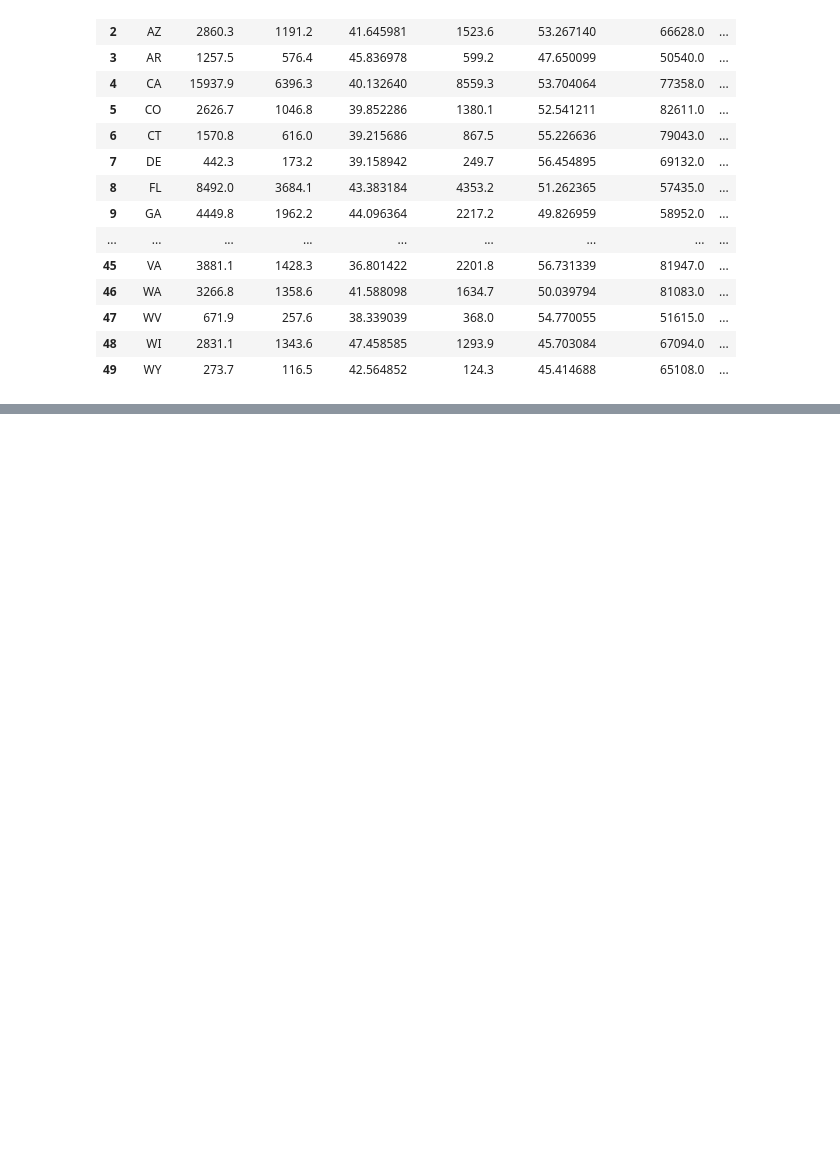
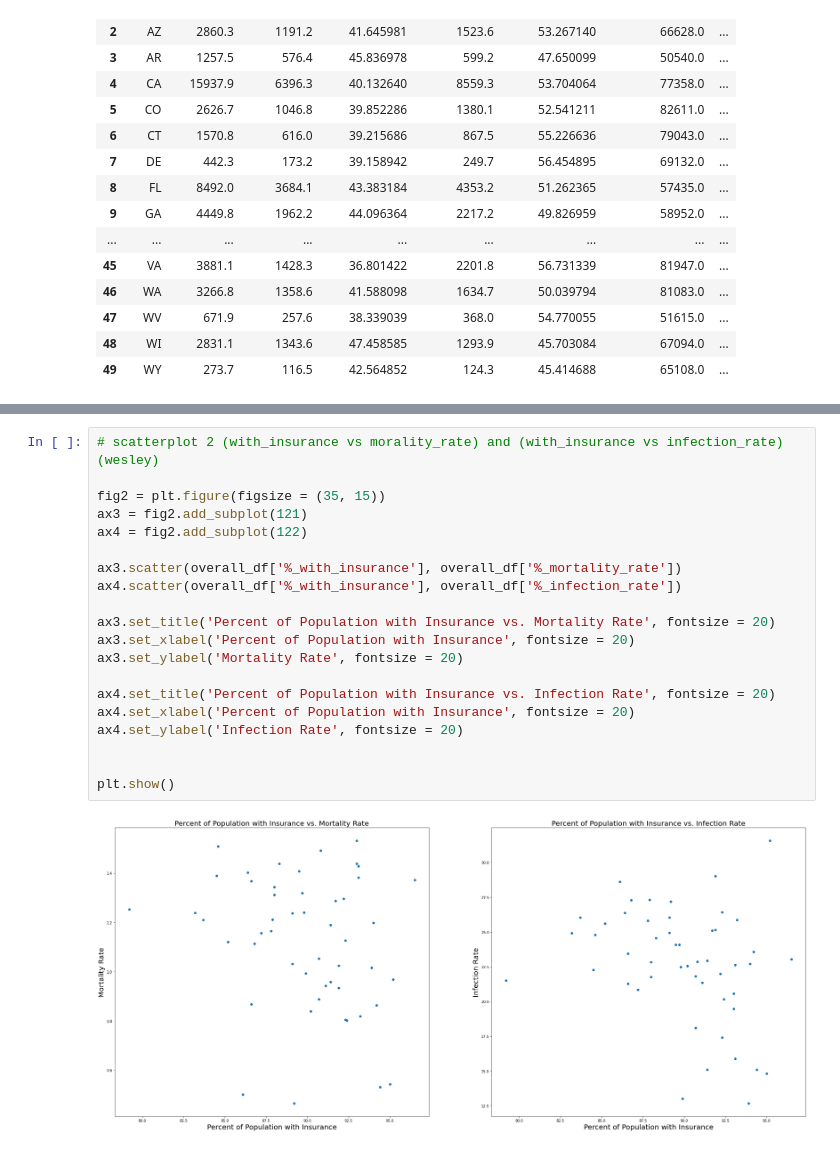
Before and after one commit to EthanLDot/COVID_Socioecon_DataScience_Project, a Jupyter notebook: EDACheckpointGroup029-Wi22.ipynb, the cells around one changed output, grey strips where cells are left out. Drawn from its saved outputs; the diff is of its cells as text; blank space fills up the shorter version.

```diff
--- a/EDACheckpointGroup029-Wi22.ipynb
+++ b/EDACheckpointGroup029-Wi22.ipynb
@@ -482,0 +504,22 @@ overall_df
+# %%
+# scatterplot 2 (with_insurance vs morality_rate) and (with_insurance vs infection_rate) (wesley)
+
+fig2 = plt.figure(figsize = (35, 15))
+ax3 = fig2.add_subplot(121)
+ax4 = fig2.add_subplot(122)
+
+ax3.scatter(overall_df['%_with_insurance'], overall_df['%_mortality_rate'])
+ax4.scatter(overall_df['%_with_insurance'], overall_df['%_infection_rate'])
+
+ax3.set_title('Percent of Population with Insurance vs. Mortality Rate', fontsize = 20)
+ax3.set_xlabel('Percent of Population with Insurance', fontsize = 20)
+ax3.set_ylabel('Mortality Rate', fontsize = 20)
+
+ax4.set_title('Percent of Population with Insurance vs. Infection Rate', fontsize = 20)
+ax4.set_xlabel('Percent of Population with Insurance', fontsize = 20)
+ax4.set_ylabel('Infection Rate', fontsize = 20)
+
+
+plt.show()
+# %% [output]
+[figure, added]
```
Also changed, not shown: parts of 2 cells of this notebook.
